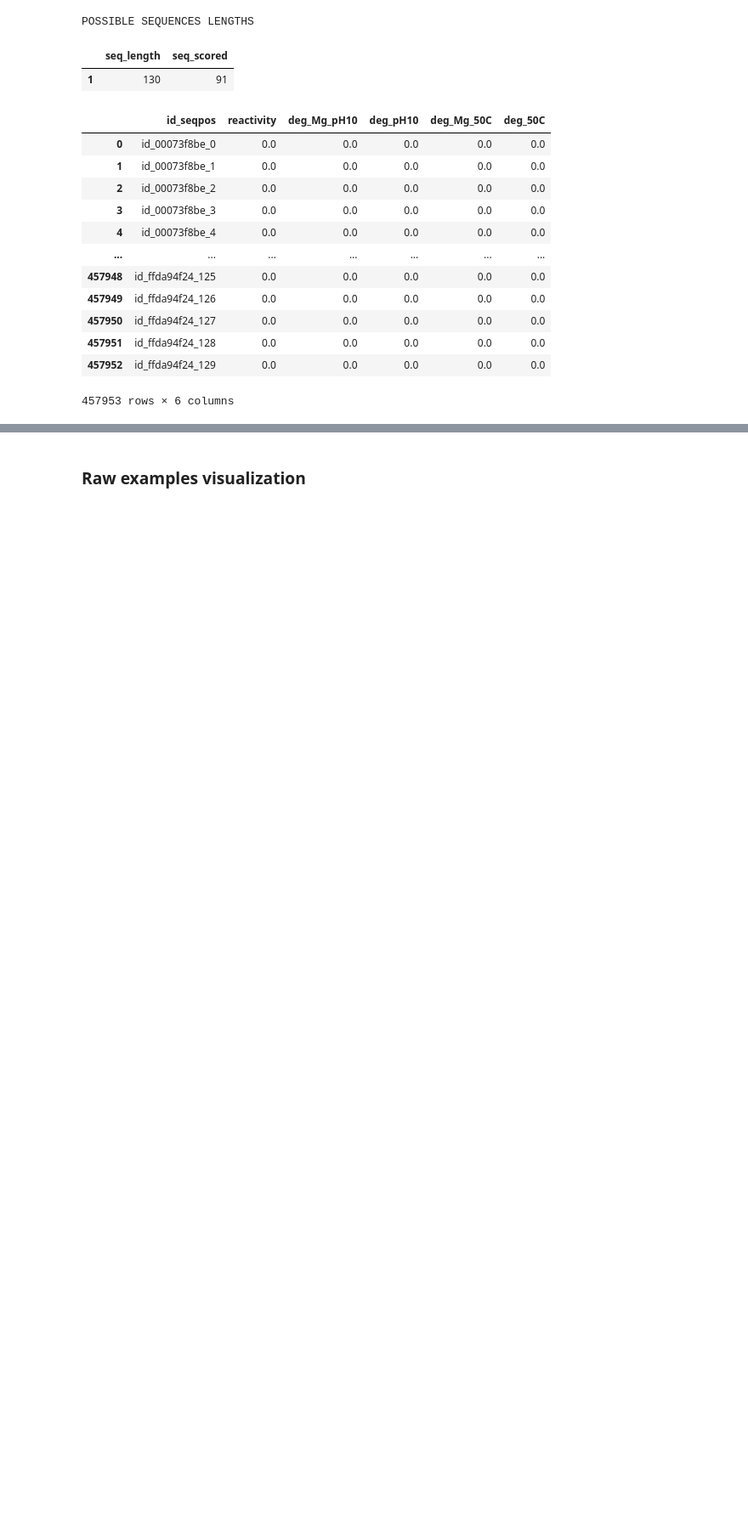
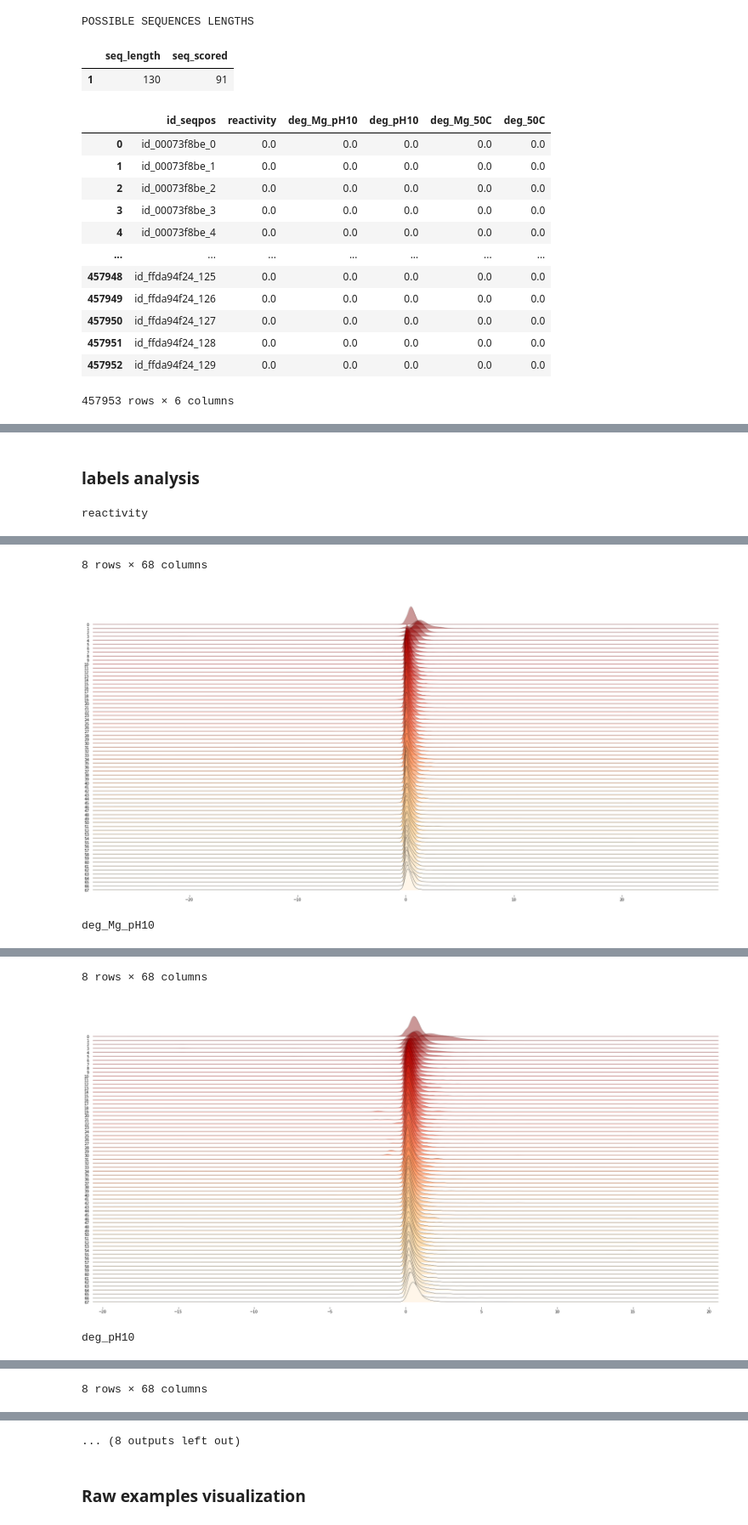
Before and after one commit to JanKapala/OpenVaccine-COVID-19-mRNA-Vaccine-Degradation-Prediction, a Jupyter notebook: Covid.ipynb, the cells around one changed output, grey strips where cells are left out. Shown at 85% size. Cells and saved outputs as stored; diff of their text form; code cells hidden in the pictures; blank space fills up the shorter version.

```diff
--- a/Covid.ipynb
+++ b/Covid.ipynb
@@ -222,0 +334,16 @@ scored_label_names = ['reactivity', 'deg_Mg_pH10', 'deg_Mg_50C']
+# %% [markdown]
+### labels analysis
+# %%
+def visualize_column(column):
+    x = np.array(column.values.tolist())
+    df = pd.DataFrame(x)
+    display(df.describe())
+    fig, axes = joypy.joyplot(df, overlap=2, colormap=cm.OrRd_r, linecolor='black', linewidth=0.5, fade=True, figsize=(24,12))
+    plt.show(fig)
+# %%
+for normal_label_name in normal_label_names:
+    column = raw_train_valid_ds[normal_label_name]
+    print(f"{normal_label_name}")
+    visualize_column(column)
+# %% [output]
+reactivity
@@ -222,0 +359,3 @@ scored_label_names = ['reactivity', 'deg_Mg_pH10', 'deg_Mg_50C']
+8 rows × 68 columns
+[figure, added]
+deg_Mg_pH10
@@ -222,0 +371,3 @@ scored_label_names = ['reactivity', 'deg_Mg_pH10', 'deg_Mg_50C']
+8 rows × 68 columns
+[figure, added]
+deg_pH10
@@ -222,0 +383 @@ scored_label_names = ['reactivity', 'deg_Mg_pH10', 'deg_Mg_50C']
+8 rows × 68 columns
@@ -223,3 +385,4 @@ scored_label_names = ['reactivity', 'deg_Mg_pH10', 'deg_Mg_50C']
+... (8 outputs left out)
 # %% [markdown]
 ### Raw examples visualization
 # %%
```
Also changed, not shown: parts of 22 cells of this notebook, 2 other files.
